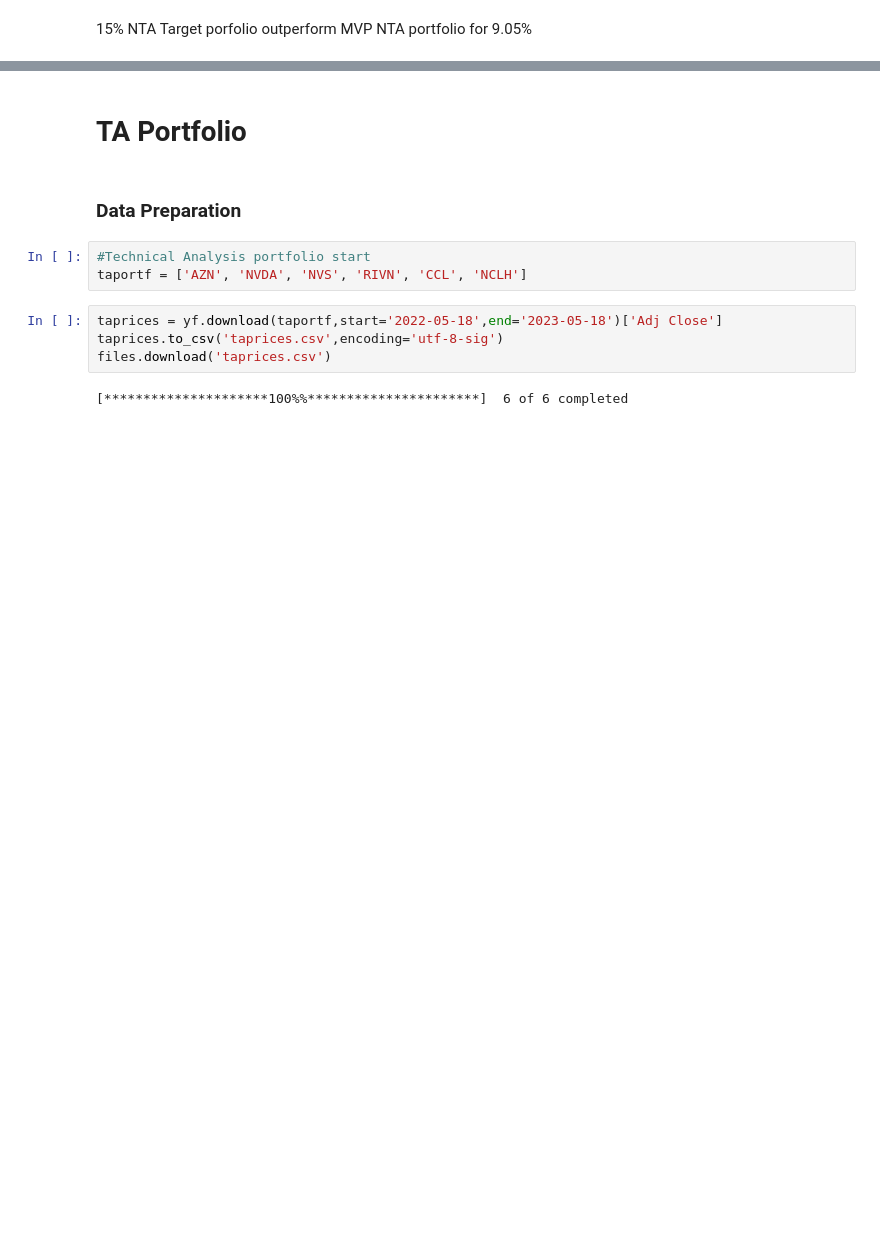
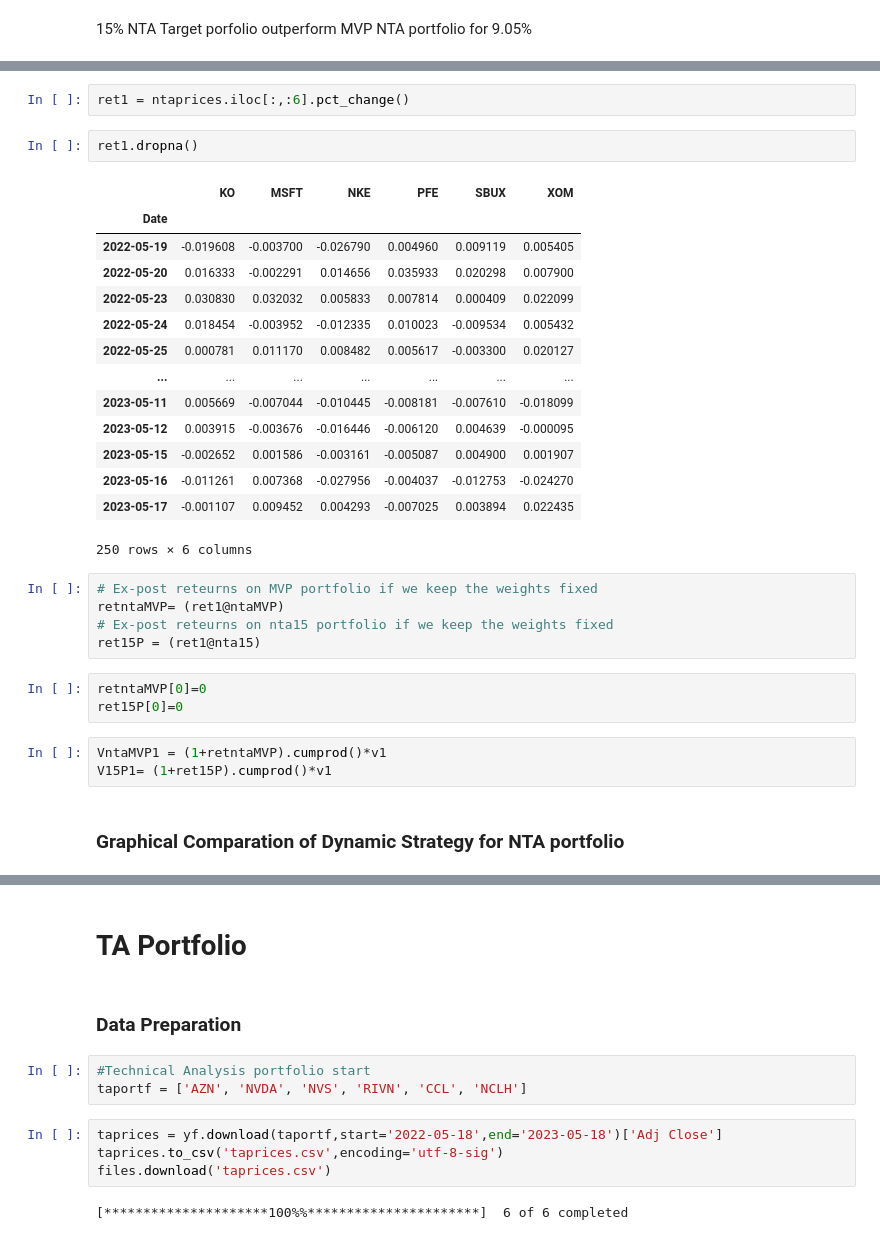
Before and after one commit to raketic-ognjen/Market-Watch-Tech-Analysis, a Jupyter notebook: TechAnalysis.ipynb, the cells around one changed output, grey strips where cells are left out. Cells and saved outputs as stored; diff of their text form; blank space fills up the shorter version.

```diff
--- a/TechAnalysis.ipynb
+++ b/TechAnalysis.ipynb
@@ -486,0 +494,32 @@ array([ 0.74264398, -0.0152481 , -0.08163823,  0.15621428,  0.07963317,
+# %%
+ret1 = ntaprices.iloc[:,:6].pct_change()
+# %%
+ret1.dropna()
+# %% [output]
+|  | KO | MSFT | NKE | PFE | SBUX | XOM |
+| Date |  |  |  |  |  |  |
+| 2022-05-19 | -0.019608 | -0.003700 | -0.026790 | 0.004960 | 0.009119 | 0.005405 |
+| 2022-05-20 | 0.016333 | -0.002291 | 0.014656 | 0.035933 | 0.020298 | 0.007900 |
+| 2022-05-23 | 0.030830 | 0.032032 | 0.005833 | 0.007814 | 0.000409 | 0.022099 |
+| 2022-05-24 | 0.018454 | -0.003952 | -0.012335 | 0.010023 | -0.009534 | 0.005432 |
+| 2022-05-25 | 0.000781 | 0.011170 | 0.008482 | 0.005617 | -0.003300 | 0.020127 |
+| ... | ... | ... | ... | ... | ... | ... |
+| 2023-05-11 | 0.005669 | -0.007044 | -0.010445 | -0.008181 | -0.007610 | -0.018099 |
+| 2023-05-12 | 0.003915 | -0.003676 | -0.016446 | -0.006120 | 0.004639 | -0.000095 |
+| 2023-05-15 | -0.002652 | 0.001586 | -0.003161 | -0.005087 | 0.004900 | 0.001907 |
+| 2023-05-16 | -0.011261 | 0.007368 | -0.027956 | -0.004037 | -0.012753 | -0.024270 |
+| 2023-05-17 | -0.001107 | 0.009452 | 0.004293 | -0.007025 | 0.003894 | 0.022435 |
+250 rows × 6 columns
+# %%
+# Ex-post reteurns on MVP portfolio if we keep the weights fixed
+retntaMVP= (ret1@ntaMVP)
+# Ex-post reteurns on nta15 portfolio if we keep the weights fixed
+ret15P = (ret1@nta15)
+# %%
+retntaMVP[0]=0
+ret15P[0]=0
+# %%
+VntaMVP1 = (1+retntaMVP).cumprod()*v1
+V15P1= (1+ret15P).cumprod()*v1
+# %% [markdown]
+### Graphical Comparation of Dynamic Strategy for NTA portfolio
```
Also changed, not shown: parts of 65 cells of this notebook.
